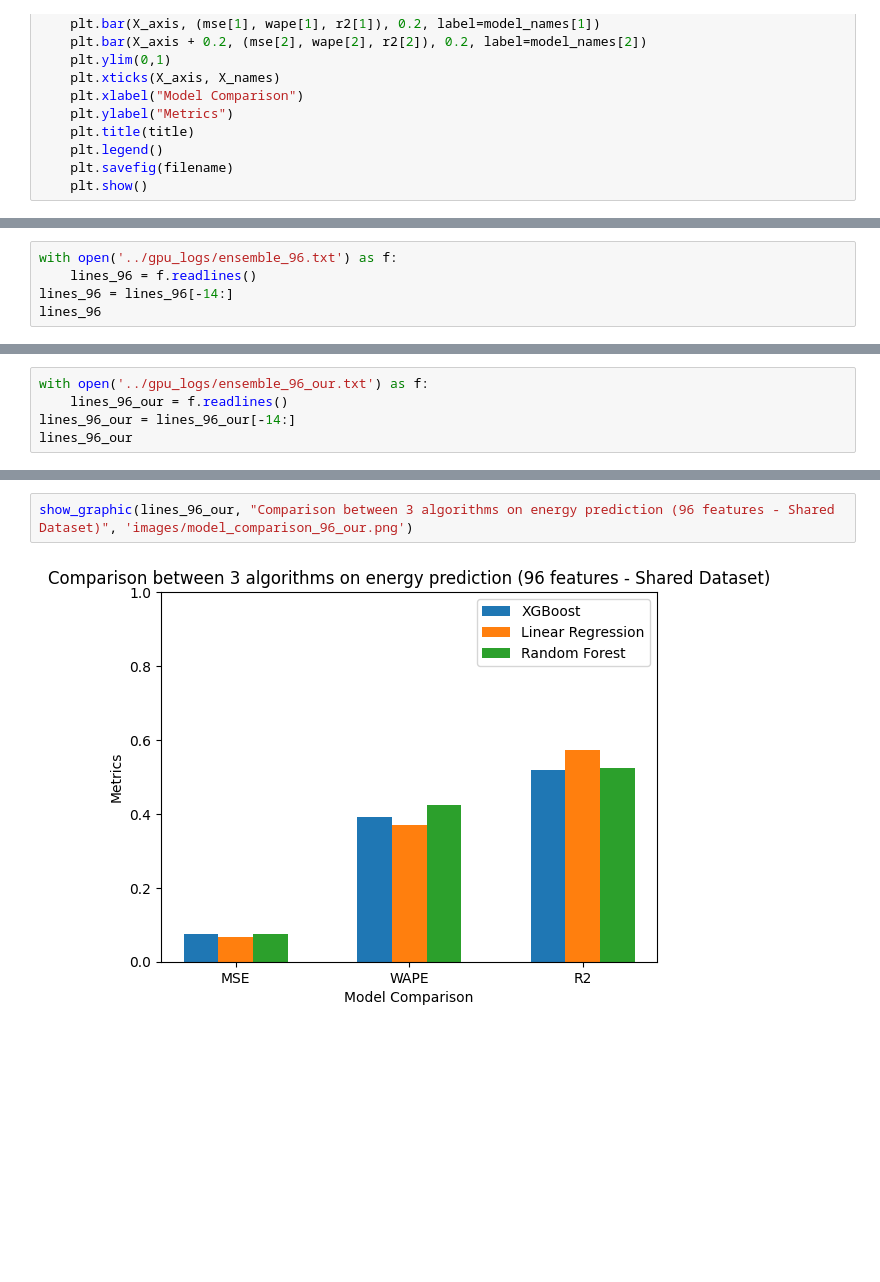
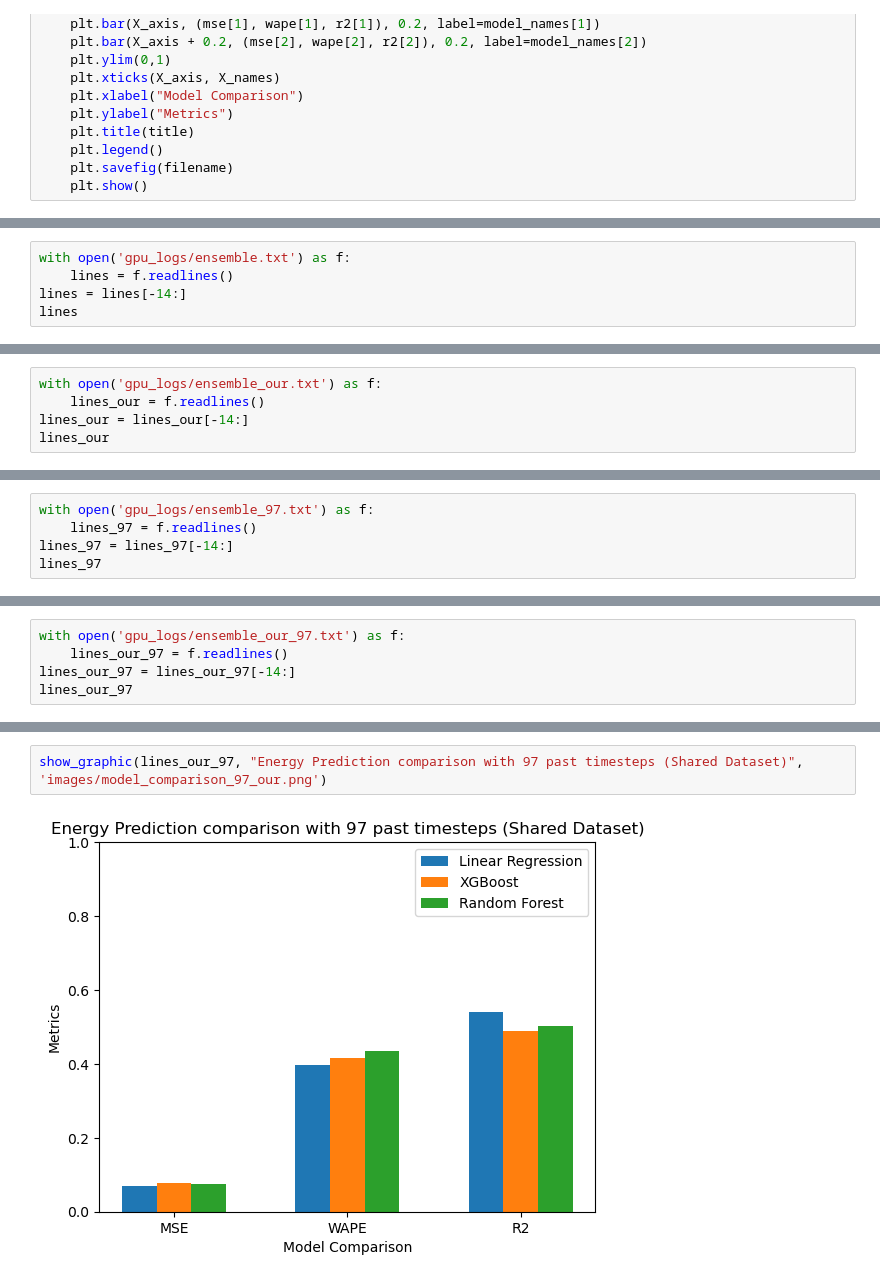
Before and after one commit to franciscomonteiro85/rec-energy-prediction-algorithm, a Jupyter notebook: Graphics.ipynb, the cells around one changed output, grey strips where cells are left out. Drawn from its saved outputs; the diff is of its cells as text; blank space fills up the shorter version.

```diff
--- a/Graphics.ipynb
+++ b/Graphics.ipynb
@@ -51,0 +46,5 @@ def show_graphic(lines, title, filename):
+# %%
+with open('gpu_logs/ensemble.txt') as f:
+    lines = f.readlines()
+lines = lines[-14:]
+lines
@@ -55,0 +70,5 @@ show_graphic(lines, "Comparison between 3 algorithms on energy prediction", 'ima
+# %%
+with open('gpu_logs/ensemble_our.txt') as f:
+    lines_our = f.readlines()
+lines_our = lines_our[-14:]
+lines_our
@@ -56,6 +94,6 @@ show_graphic(lines, "Comparison between 3 algorithms on energy prediction", 'ima
 # %%
-with open('../gpu_logs/ensemble_96.txt') as f:
-    lines_96 = f.readlines()
-lines_96 = lines_96[-14:]
-lines_96
+with open('gpu_logs/ensemble_97.txt') as f:
+    lines_97 = f.readlines()
+lines_97 = lines_97[-14:]
+lines_97
 # %% [output]
@@ -80,6 +118,6 @@ show_graphic(lines_96, "Comparison between 3 algorithms on energy prediction (96
 # %%
-with open('../gpu_logs/ensemble_96_our.txt') as f:
-    lines_96_our = f.readlines()
-lines_96_our = lines_96_our[-14:]
-lines_96_our
+with open('gpu_logs/ensemble_our_97.txt') as f:
+    lines_our_97 = f.readlines()
+lines_our_97 = lines_our_97[-14:]
+lines_our_97
 # %% [output]
@@ -100,4 +138,4 @@ lines_96_our
 # %%
-show_graphic(lines_96_our, "Comparison between 3 algorithms on energy prediction (96 features - Shared Dataset)", 'images/model_comparison_96_our.png')
+show_graphic(lines_our_97, "Energy Prediction comparison with 97 past timesteps (Shared Dataset)", 'images/model_comparison_97_our.png')
 # %% [output]
-[figure, old version]
+[figure, new version]
```
Also changed, not shown: parts of 12 cells of this notebook, 18 other files.
